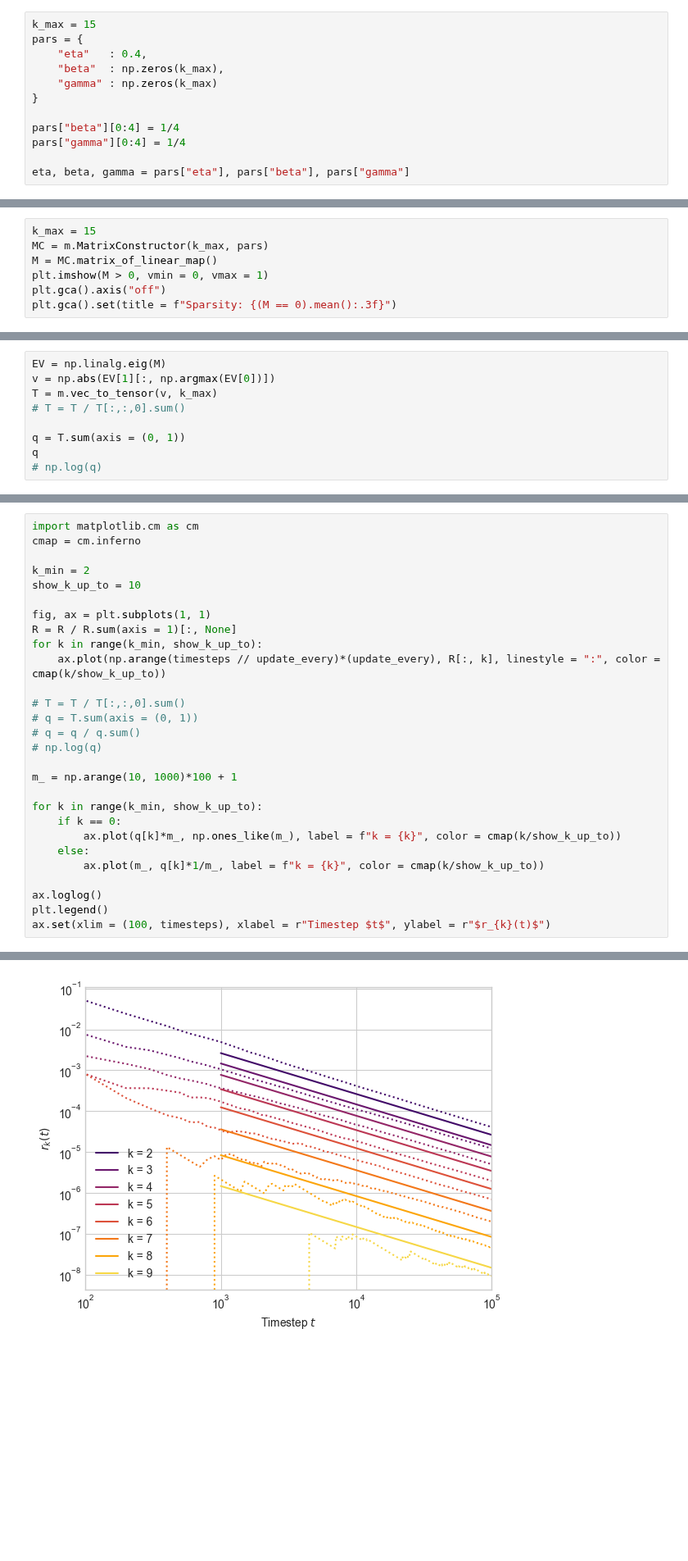
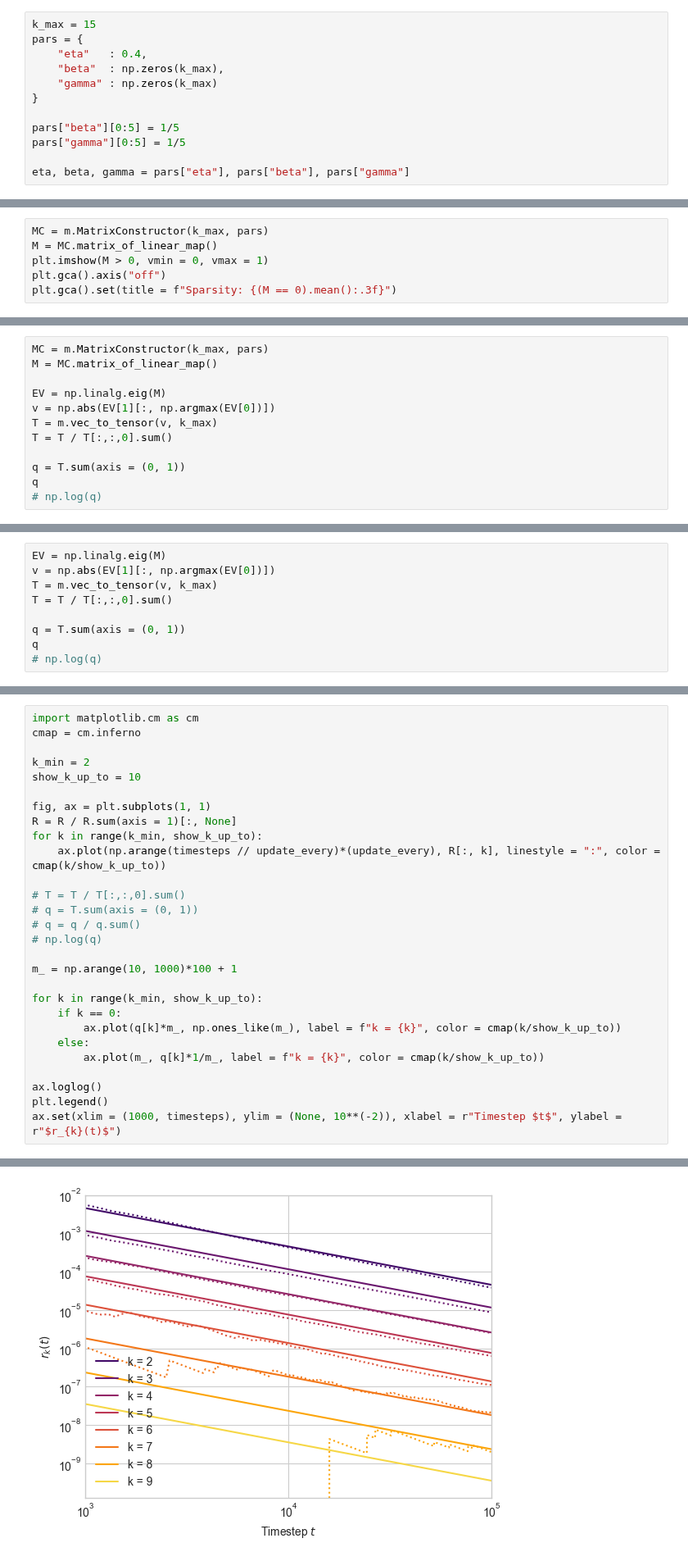
Before and after one commit to hexie1995/HyperGraph, a Jupyter notebook: code/analytic-intersections.ipynb, the cells around one changed output, grey strips where cells are left out. Shown at 82% size. Saved outputs shown, nothing was run; the diff lists cells and outputs as text; blank space fills up the shorter version.

```diff
--- a/code/analytic-intersections.ipynb
+++ b/code/analytic-intersections.ipynb
@@ -28,8 +25,8 @@ pars = {
     "gamma" : np.zeros(k_max)
 }
 
-pars["beta"][0:4] = 1/4
-pars["gamma"][0:4] = 1/4
+pars["beta"][0:5] = 1/5
+pars["gamma"][0:5] = 1/5
 
 eta, beta, gamma = pars["eta"], pars["beta"], pars["gamma"]
 # %% [markdown]
@@ -112,7 +93,6 @@ ax.legend()
 # %% [markdown]
 ### Linear Algebra Approximation
 # %%
-k_max = 15
 MC = m.MatrixConstructor(k_max, pars)
 M = MC.matrix_of_linear_map()
 plt.imshow(M > 0, vmin = 0, vmax = 1)
@@ -139,8 +119,11 @@ plt.plot(M.sum(axis = 0)) # possibly there is some weirdness in here to figure o
 # %%
+MC = m.MatrixConstructor(k_max, pars)
+M = MC.matrix_of_linear_map()
+
 EV = np.linalg.eig(M)
 v = np.abs(EV[1][:, np.argmax(EV[0])])
 T = m.vec_to_tensor(v, k_max)
-# T = T / T[:,:,0].sum()
+T = T / T[:,:,0].sum()
 
 q = T.sum(axis = (0, 1))
 q
@@ -160,0 +140,9 @@ R.shape
+# %%
+EV = np.linalg.eig(M)
+v = np.abs(EV[1][:, np.argmax(EV[0])])
+T = m.vec_to_tensor(v, k_max)
+T = T / T[:,:,0].sum()
+
+q = T.sum(axis = (0, 1))
+q
+# np.log(q)
@@ -185,5 +178,5 @@ for k in range(k_min, show_k_up_to):
 
 ax.loglog()
 plt.legend()
-ax.set(xlim = (100, timesteps), xlabel = r"Timestep $t$", ylabel = r"$r_{k}(t)$")
+ax.set(xlim = (1000, timesteps), ylim = (None, 10**(-2)), xlabel = r"Timestep $t$", ylabel = r"$r_{k}(t)$")
 # %% [output]
@@ -191,4 +187,4 @@ ax.set(xlim = (100, timesteps), xlabel = r"Timestep $t$", ylabel = r"$r_{k}(t)$"
-[figure, old version]
+[figure, new version]
 # %% [markdown]
 ## Diagnostics on B
 
```
Also changed, not shown: parts of 10 cells of this notebook, 1 other file.
